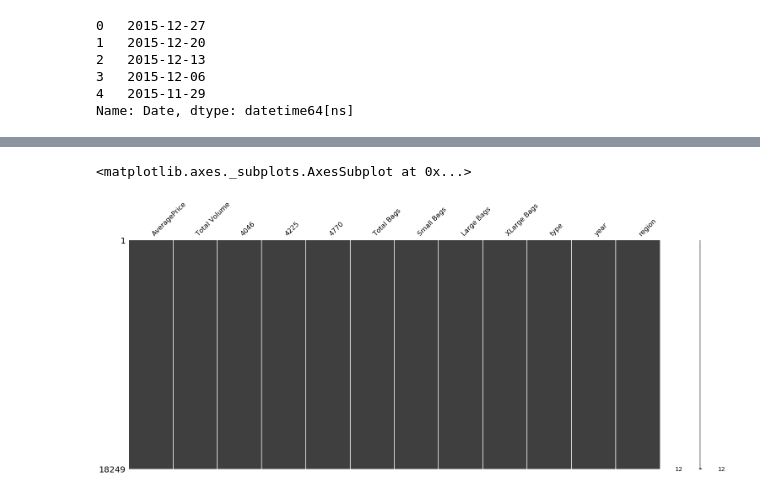
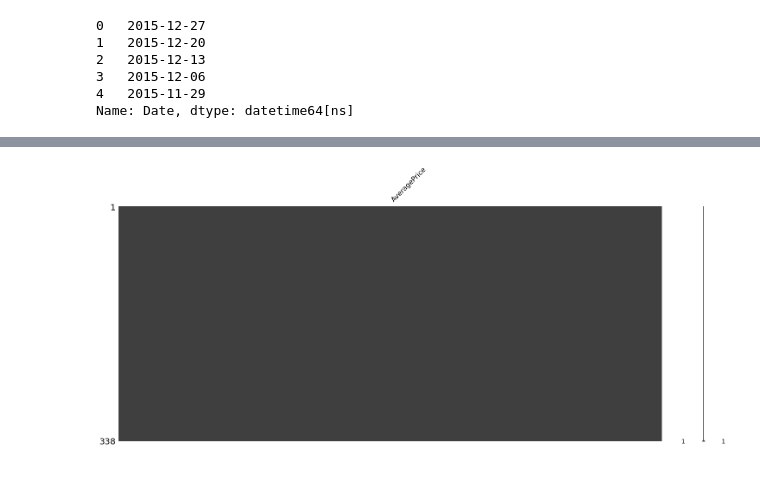
Before and after one commit to mcerow/avocado_timeseries, a Jupyter notebook: Data_Cleaning.ipynb, the cells around one changed output, grey strips where cells are left out. Saved outputs shown, nothing was run; the diff lists cells and outputs as text; code cells hidden in the pictures.

Commit message:
added monthly graphs

```diff
--- a/Data_Cleaning.ipynb
+++ b/Data_Cleaning.ipynb
@@ -60,0 +102,3 @@ df.head()
+# %%
+NorthernNE = df[df['region'] == 'NorthernNewEngland']
+NorthernNE.head()
@@ -60,0 +113,3 @@ df.head()
+# %%
+NorthernNE = NorthernNE[['AveragePrice']]
+NorthernNE.head()
@@ -61,5 +140,4 @@ df.head()
 # %%
-mno.matrix(df)
+mno.matrix(NorthernNE);
 # %% [output]
-<matplotlib.axes._subplots.AxesSubplot at 0x...>
-[figure, old version]
+[figure, new version]
```
Also changed, not shown: parts of 15 cells of this notebook.
